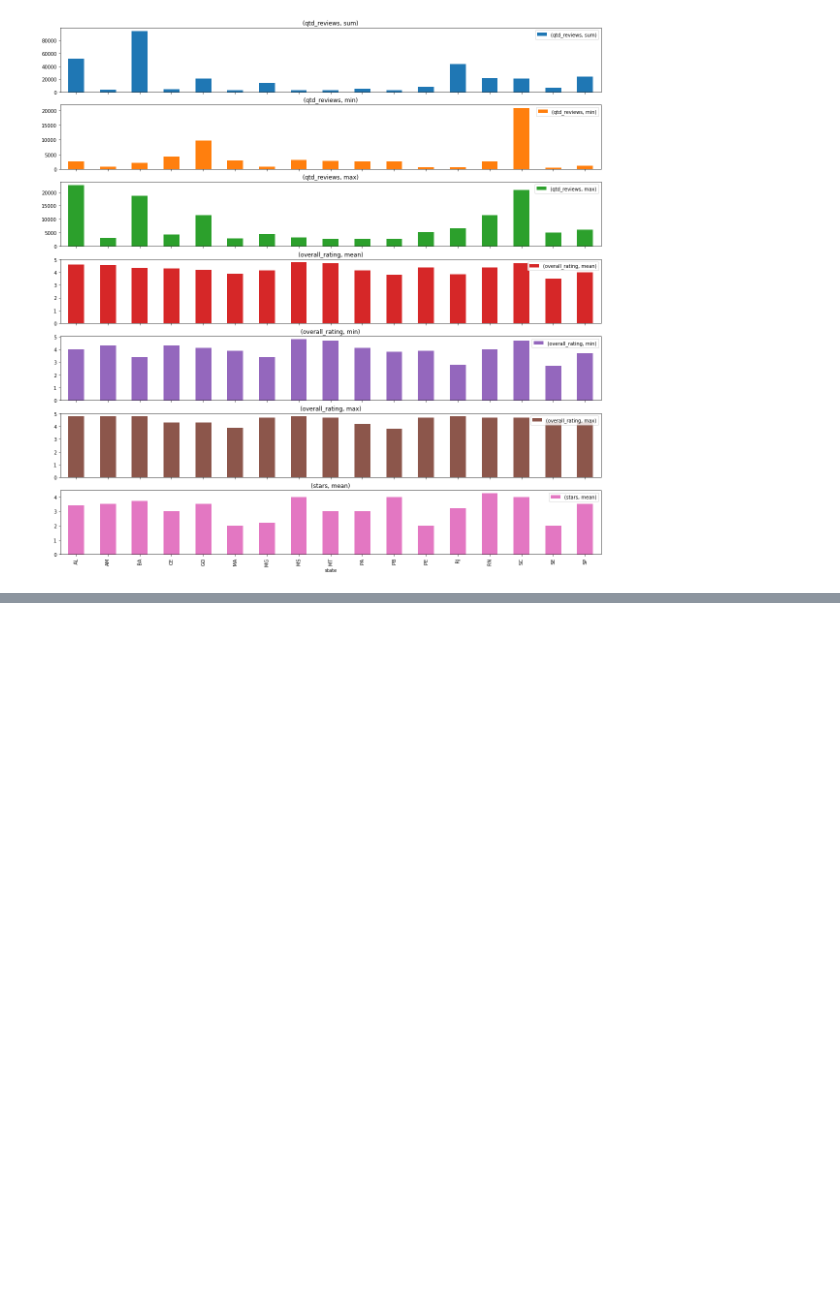
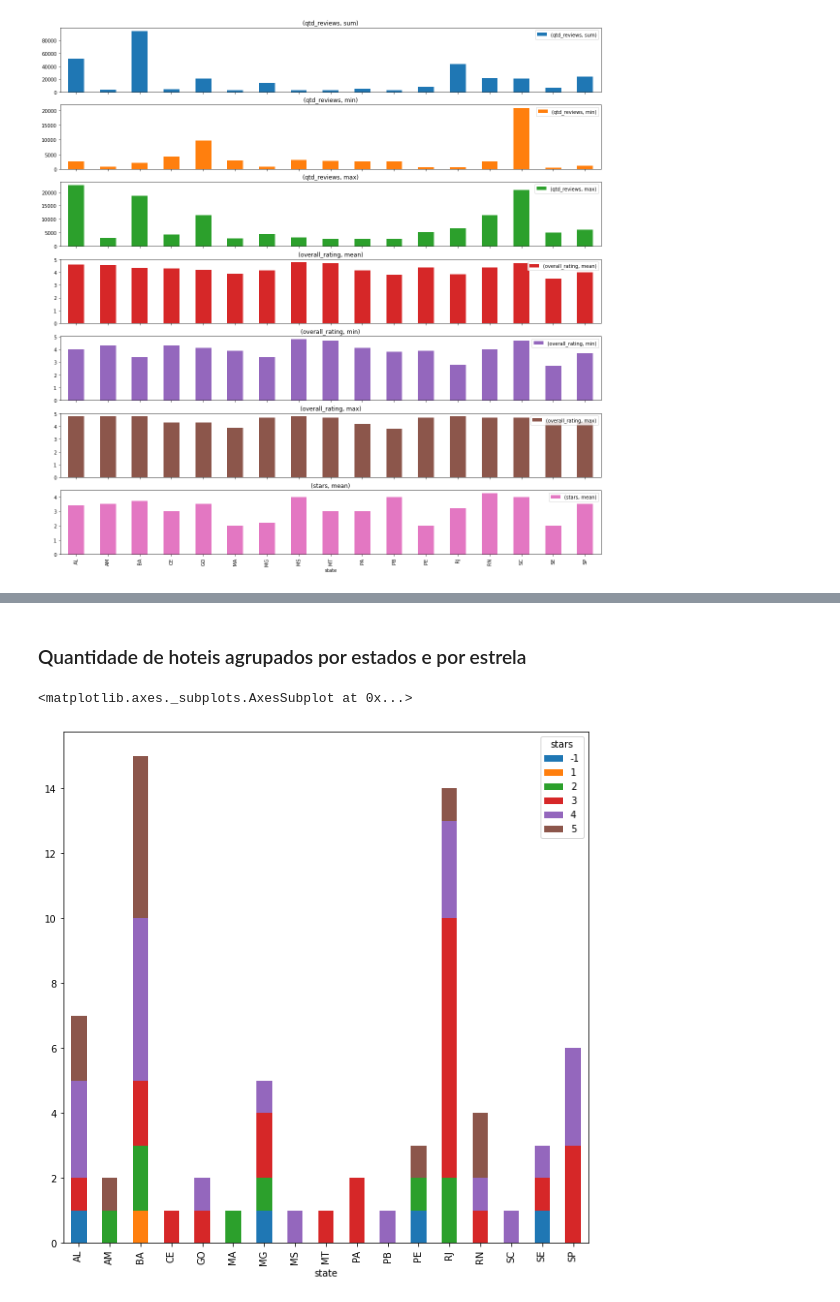
Before and after one commit to emerson-matos/tcc-notebooks, a Jupyter notebook: tcc_data.ipynb, the cells around one changed output, grey strips where cells are left out. Drawn from its saved outputs; the diff is of its cells as text; code cells hidden in the pictures; blank space fills up the shorter version.

```diff
--- a/tcc_data.ipynb
+++ b/tcc_data.ipynb
@@ -134 +131,8 @@ set(states.state).symmetric_difference(df.state)
+# %% [markdown]
+### Quantidade de hoteis agrupados por estados e por estrela
+# %%
+df.groupby(['state','stars']).size().unstack().plot(kind='bar', stacked=True, figsize=(10, 10))
+# %% [output]
+<matplotlib.axes._subplots.AxesSubplot at 0x...>
+[figure, added]
 # %%
```
Also changed, not shown: parts of 14 cells of this notebook.
